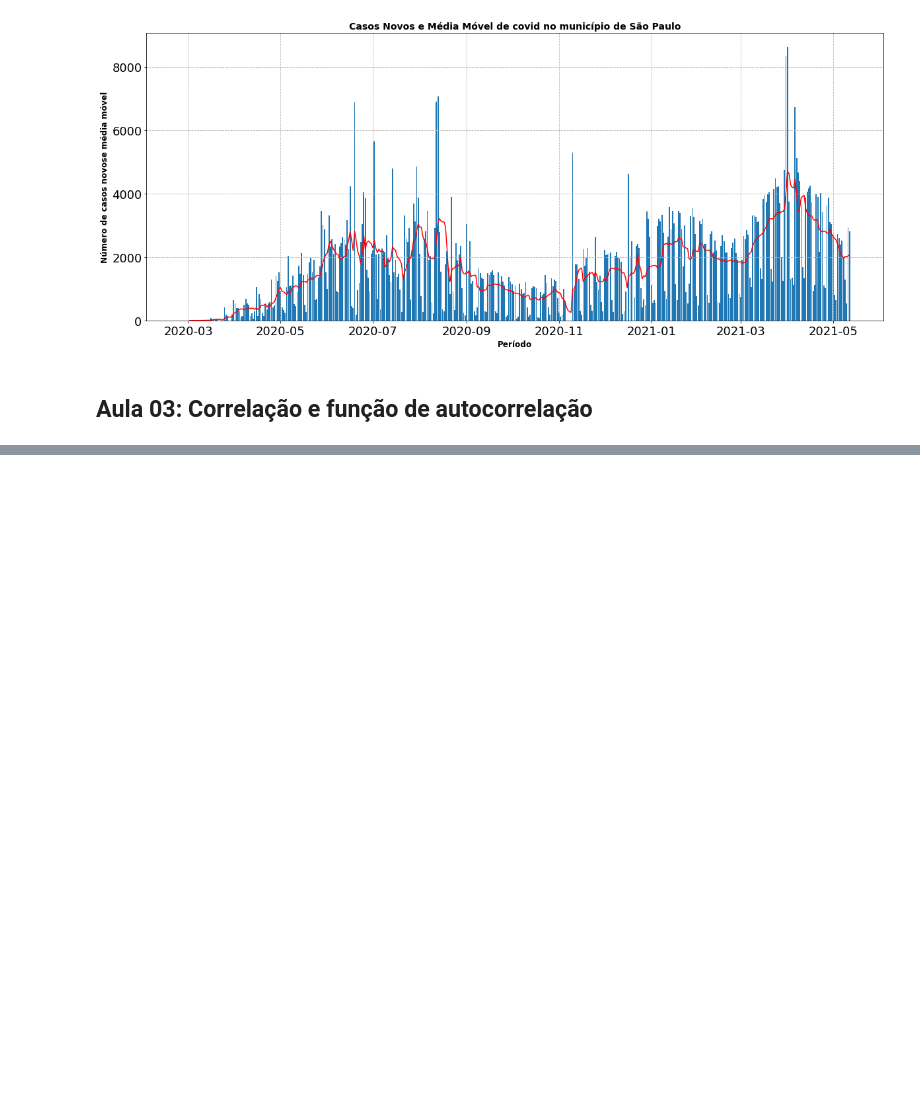
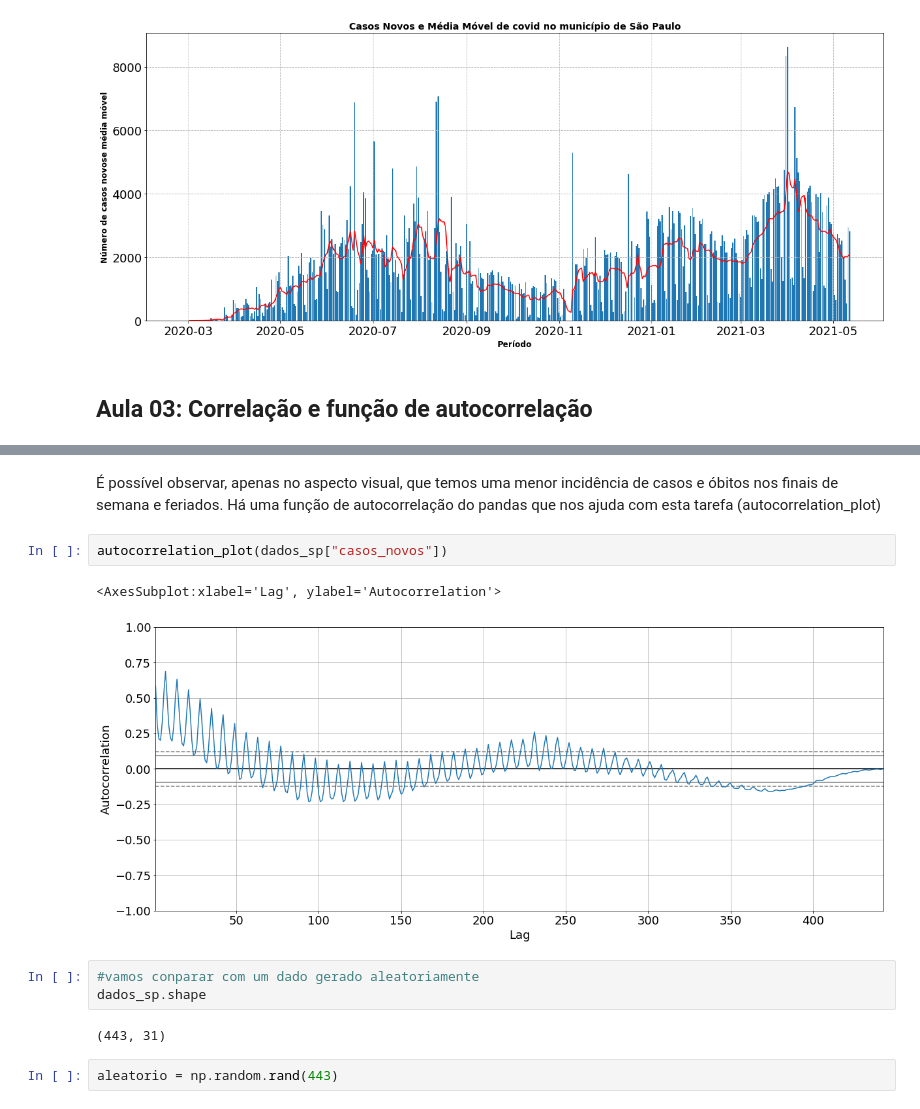
Before and after one commit to cmattosr/bootcampDS_Mod03, a Jupyter notebook: BootcampDataScience_Mod03.ipynb, the cells around one changed output, grey strips where cells are left out. Drawn from its saved outputs; the diff is of its cells as text; blank space fills up the shorter version.

```diff
--- a/BootcampDataScience_Mod03.ipynb
+++ b/BootcampDataScience_Mod03.ipynb
@@ -446,0 +476,14 @@ plt.show()
+# %% [markdown]
+É possível observar, apenas no aspecto visual, que temos uma menor incidência de casos e óbitos nos finais de semana e feriados. Há uma função de autocorrelação do pandas que nos ajuda com esta tarefa (autocorrelation_plot)
+# %%
+autocorrelation_plot(dados_sp["casos_novos"])
+# %% [output]
+<AxesSubplot:xlabel='Lag', ylabel='Autocorrelation'>
+[figure, added]
+# %%
+#vamos conparar com um dado gerado aleatoriamente
+dados_sp.shape
+# %% [output]
+(443, 31)
+# %%
+aleatorio = np.random.rand(443)
```
Also changed, not shown: parts of 10 cells of this notebook.
